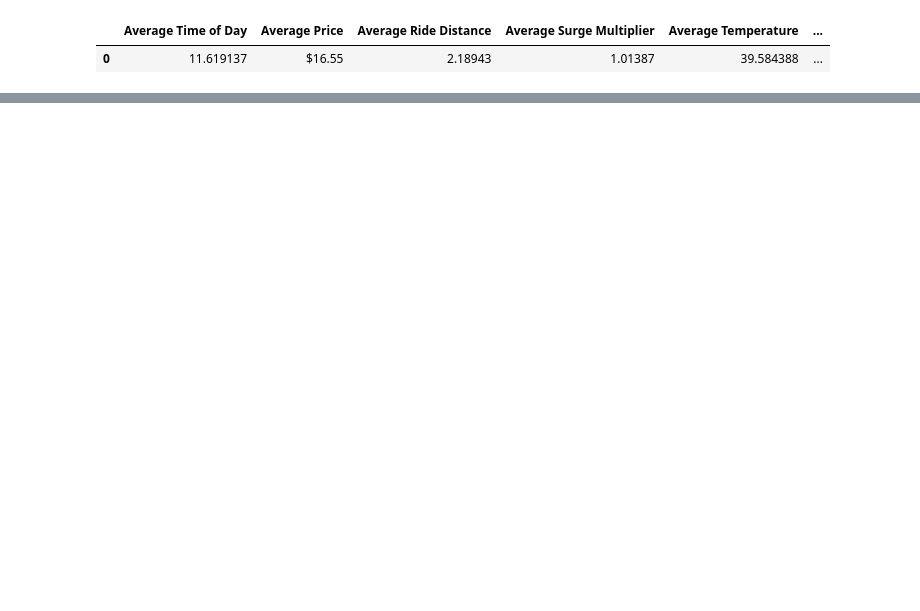
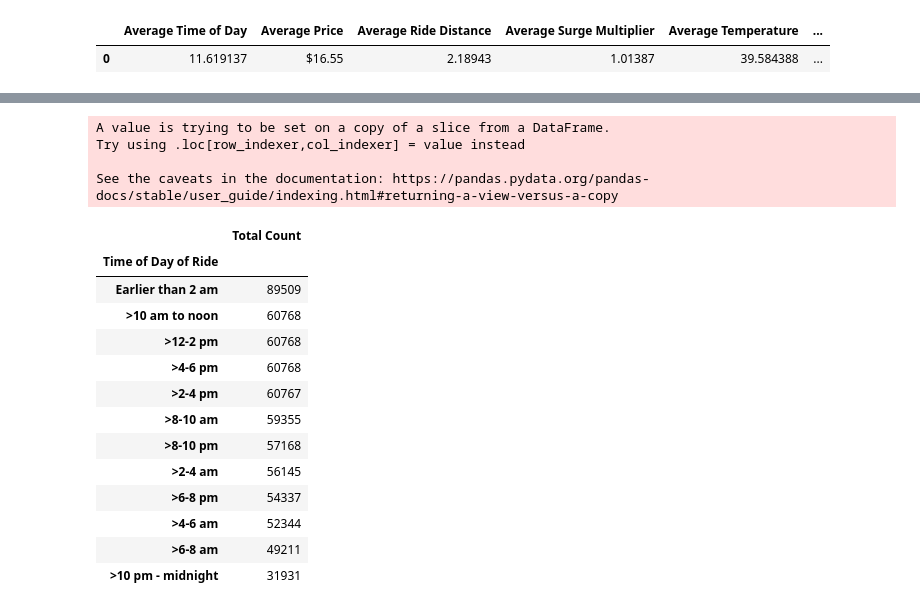
Before and after one commit to jillpeloquin13/UberProject, a Jupyter notebook: uber_data.ipynb, the cells around one changed output, grey strips where cells are left out. Cells and saved outputs as stored; diff of their text form; code cells hidden in the pictures; blank space fills up the shorter version.

```diff
--- a/uber_data.ipynb
+++ b/uber_data.ipynb
@@ -192,0 +187,44 @@ Summary_table_Sort_df
+# %%
+# Deep dive on time of day versus count using binning
+# Set Bins
+bins = [0, 2, 4, 6, 8, 10, 12, 14, 16, 18, 20, 22, 24]
+group_names = ["Earlier than 2 am", ">2-4 am", ">4-6 am", ">6-8 am", ">8-10 am", ">10 am to noon", ">12-2 pm", ">2-4 pm", ">4-6 pm", ">6-8 pm", ">8-10 pm", ">10 pm - midnight"]
+
+clean_ride_data["Time of Day of Ride"] = pd.cut(clean_ride_data["hour"], bins, labels=group_names, include_lowest=True)
+
+# Creating a group based off of the bins
+Hour_group_df = clean_ride_data.groupby("Time of Day of Ride")
+
+# Find how many rows fall into each bin
+Total_rides_by_time = (Hour_group_df["source"].count())
+
+
+BinnedHours = {
+                         "Total Count": Total_rides_by_time,
+
+                      }
+
+BinnedHours_df= pd.DataFrame(BinnedHours)
+
+BinnedHours_Sort_df = BinnedHours_df.sort_values("Total Count", ascending=False)
+
+BinnedHours_Sort_df
+# %% [output]
+A value is trying to be set on a copy of a slice from a DataFrame.
+Try using .loc[row_indexer,col_indexer] = value instead
+
+See the caveats in the documentation: https://pandas.pydata.org/pandas-docs/stable/user_guide/indexing.html#returning-a-view-versus-a-copy
+|  | Total Count |
+| Time of Day of Ride |  |
+| Earlier than 2 am | 89509 |
+| >10 am to noon | 60768 |
+| >12-2 pm | 60768 |
+| >4-6 pm | 60768 |
+| >2-4 pm | 60767 |
+| >8-10 am | 59355 |
+| >8-10 pm | 57168 |
+| >2-4 am | 56145 |
+| >6-8 pm | 54337 |
+| >4-6 am | 52344 |
+| >6-8 am | 49211 |
+| >10 pm - midnight | 31931 |
```
Also changed, not shown: parts of 9 cells of this notebook.
